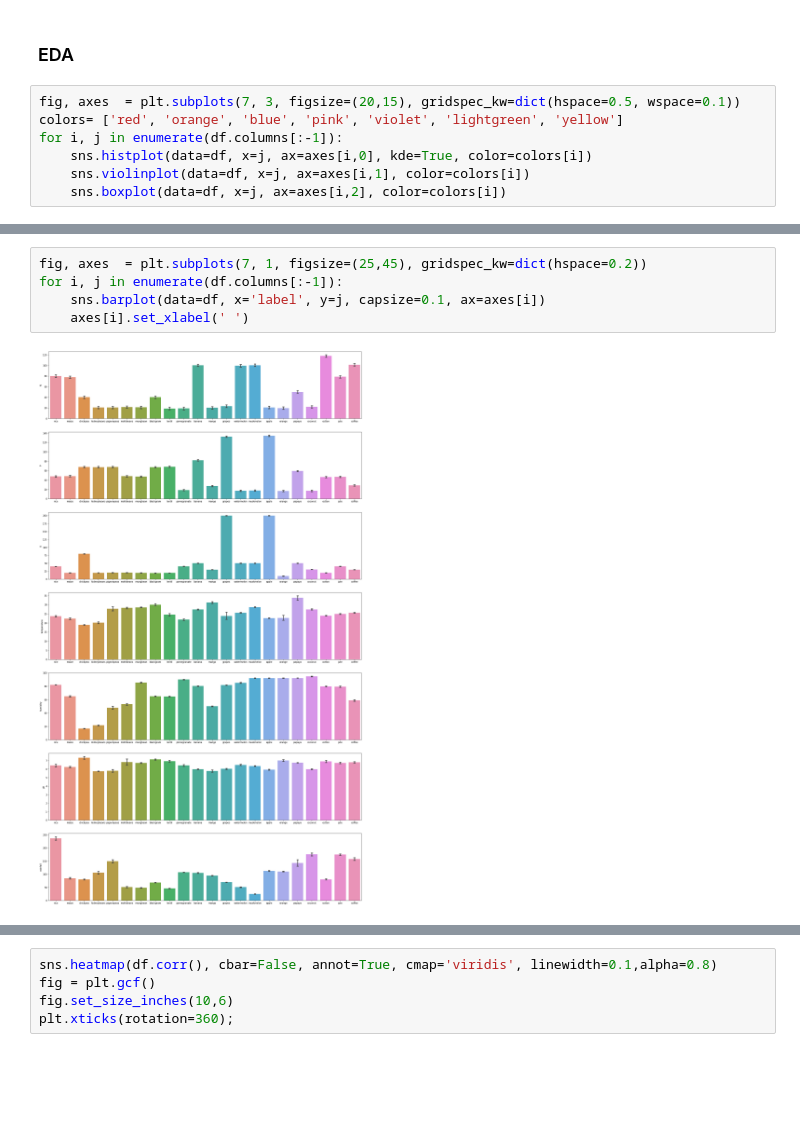
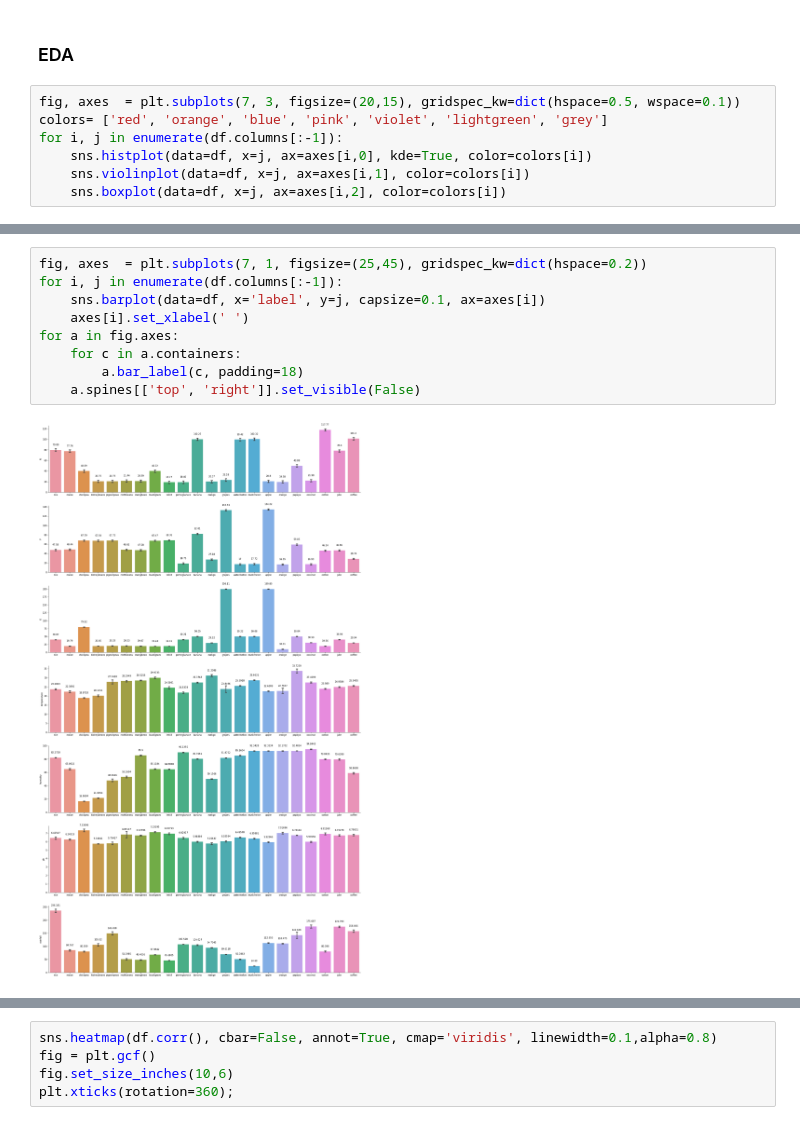
Before and after one commit to Daviditto/ML-in-Agriculture, a Jupyter notebook: ML in Agriculture part 1, Data visualization.ipynb, the cells around one changed output, grey strips where cells are left out. Cells and saved outputs as stored; diff of their text form; blank space fills up the shorter version.

```diff
--- a/ML in Agriculture part 1, Data visualization.ipynb
+++ b/ML in Agriculture part 1, Data visualization.ipynb
@@ -64,7 +64,7 @@ dtype: int64
 ### EDA
 # %%
 fig, axes  = plt.subplots(7, 3, figsize=(20,15), gridspec_kw=dict(hspace=0.5, wspace=0.1))
-colors= ['red', 'orange', 'blue', 'pink', 'violet', 'lightgreen', 'yellow']
+colors= ['red', 'orange', 'blue', 'pink', 'violet', 'lightgreen', 'grey']
 for i, j in enumerate(df.columns[:-1]):
     sns.histplot(data=df, x=j, ax=axes[i,0], kde=True, color=colors[i])
     sns.violinplot(data=df, x=j, ax=axes[i,1], color=colors[i])
@@ -74,10 +74,14 @@ for i, j in enumerate(df.columns[:-1]):
 # %%
 fig, axes  = plt.subplots(7, 1, figsize=(25,45), gridspec_kw=dict(hspace=0.2))
 for i, j in enumerate(df.columns[:-1]):
     sns.barplot(data=df, x='label', y=j, capsize=0.1, ax=axes[i])
     axes[i].set_xlabel(' ')
+for a in fig.axes:
+    for c in a.containers:
+        a.bar_label(c, padding=18)
+    a.spines[['top', 'right']].set_visible(False)
 # %% [output]
-[figure, old version]
+[figure, new version]
 # %%
 fig = plt.figure(figsize=(30,25))
 grid = plt.GridSpec(4,4, hspace=0.3)
```
Also changed, not shown: parts of 3 cells of this notebook.
